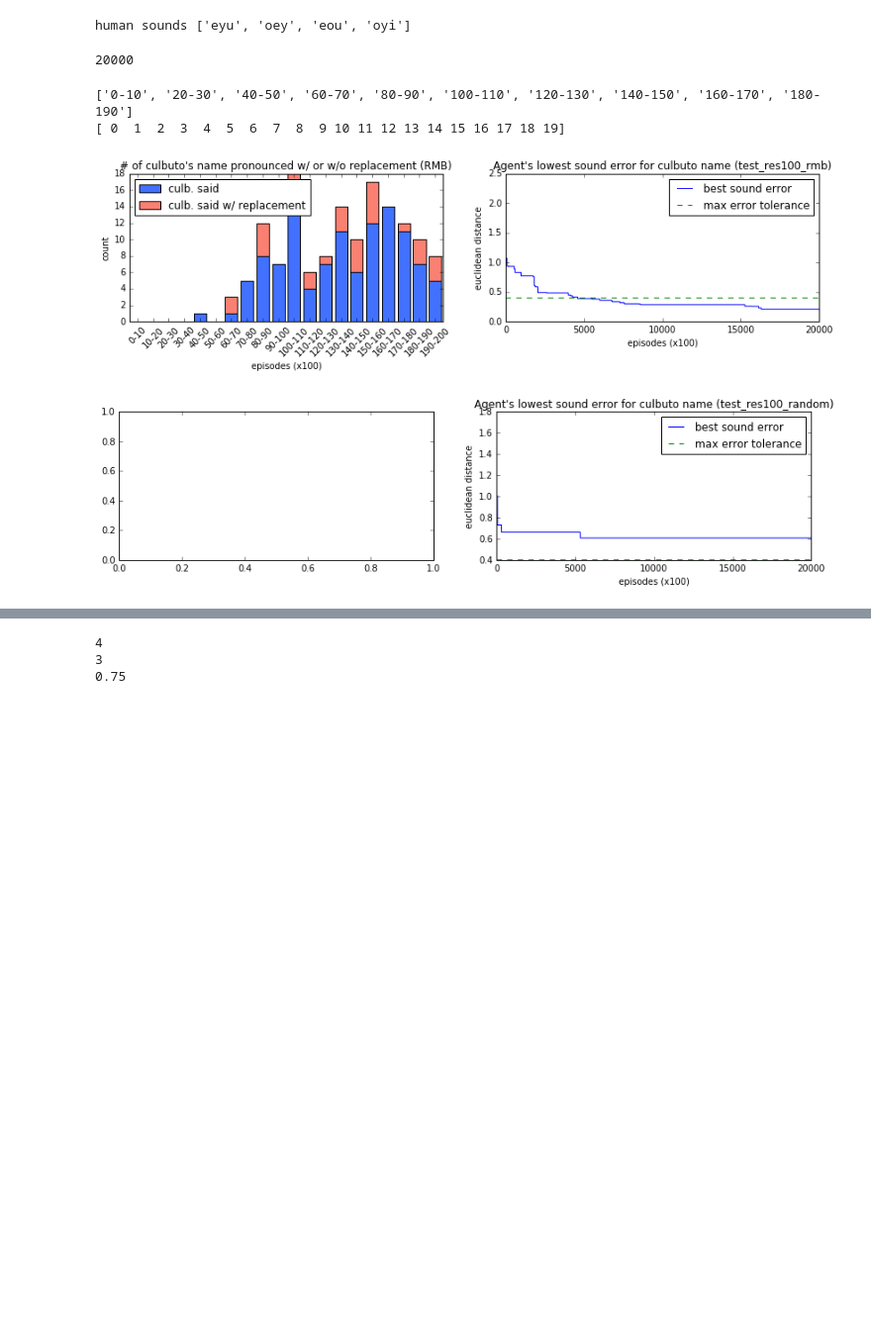
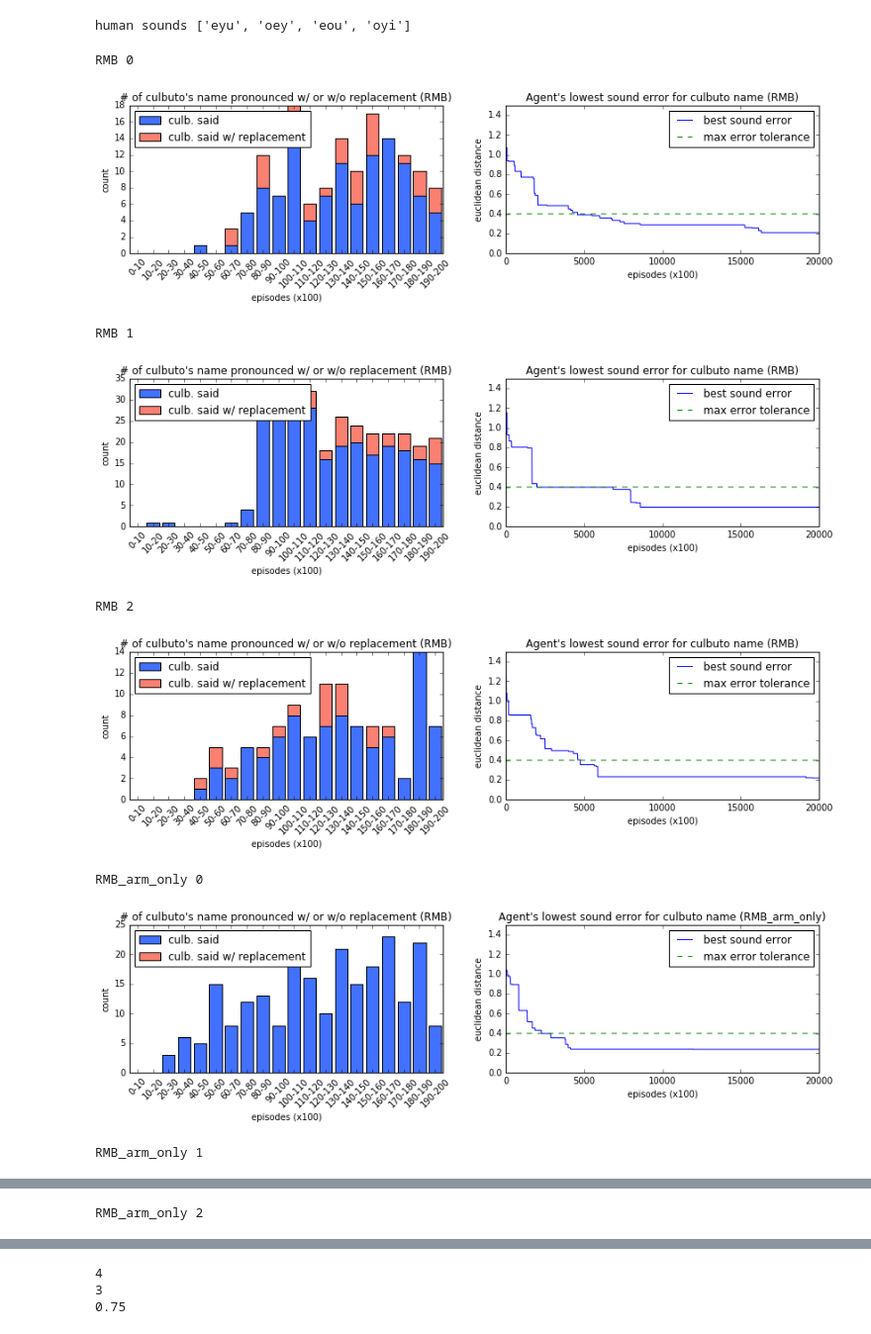
Before and after one commit to flowersteam/pobax_playground, a Jupyter notebook: notebooks/data_visualization.ipynb, the cells around one changed output, grey strips where cells are left out. Shown at 99% size. Drawn from its saved outputs; the diff is of its cells as text; code cells hidden in the pictures; blank space fills up the shorter version.

Commit message:
improve visualization

```diff
--- a/notebooks/data_visualization.ipynb
+++ b/notebooks/data_visualization.ipynb
@@ -9,8 +9,8 @@ import scipy.stats as stats
 import matplotlib.pyplot as plt
 # %%
 # Step 1 load data
-nb_runs = 1
-model_filenames = ['test_res100_rmb','test_res100_random']
+nb_runs = 3
+model_filenames = ['RMB','RMB_arm_only','random']
 models_data = {m:[] for m in model_filenames}
 models_bk = {m:[] for m in model_filenames}
 
@@ -43,7 +43,6 @@ def process_data(sub_outcomes, data, bk):
         for i in range(nb_iter):
             if n == 'culbuto':
                 if data['chosen_modules'][i] in diva_modules: # we do not care about objects when vocalizing
-                    #print 'hhh'
                     if not sum(data['observations'][i][d['range']]) == zero_like_sum:
                         culb_replaced.append(i)
                         data['observations'][i][d['range']] = zero_like
@@ -51,7 +50,6 @@ def process_data(sub_outcomes, data, bk):
                 if not sum(data['observations'][i][d['range']]) == zero_like_sum:
                     sub_outcomes[n]['arm_it_only'] += np.split(data['observations'][i][d['range']],
                                                                    d['nb_traj_steps'])
-            #print 'stop'
             sub_outcomes[n]['traj'].append(data['observations'][i][d['range']])
             sub_outcomes[n]['raw'] += np.split(data['observations'][i][d['range']], d['nb_traj_steps'])
         sub_outcomes[n]['raw'] = np.array(sub_outcomes[n]['raw'])
@@ -74,11 +72,11 @@ diva_modules = [12,14]
 models_sub_outcomes = {}
 for m in model_filenames:
     models_sub_outcomes[m] = []
-    sub_outcomes = {'hand':{'range': s_hand, 'nb_traj_steps': 10},
+    for i in range(nb_runs):
+        sub_outcomes = {'hand':{'range': s_hand, 'nb_traj_steps': 10},
                 'culbuto':{'range': s_culbuto_1, 'nb_traj_steps': 10},
                 'agent_sound':{'range': s_self_sound, 'nb_traj_steps': 5},
                 'caregiver_sound':{'range': s_caregiver_sound, 'nb_traj_steps': 5}}
-    for i in range(nb_runs):
         culbuto_replaced = process_data(sub_outcomes, models_data[m][i], models_bk[m][i])
         models_sub_outcomes[m].append(sub_outcomes)
         models_data[m][i]['culbuto_replaced'] = culbuto_replaced
@@ -141,9 +160,7 @@ sound_tol = 0.4
 # %% [output]
 human sounds ['eyu', 'oey', 'eou', 'oyi']
 # %%
-print len(models_sub_outcomes['test_res100_rmb'][0]['culbuto']['traj'])
+#print len(models_sub_outcomes['test_res100_rmb'][0]['culbuto']['traj'])
-# %% [output]
-20000
 # %%
 # Plot culbuto name frequency
 def analysis_sound(sound, best_vocal_error):
@@ -162,6 +179,7 @@ def analysis_sound(sound, best_vocal_error):
 plt.rcParams.update({'font.size': 10})
 for m in model_filenames:
     for r in range(nb_runs):
+        print m + ' ' + str(r)
         sub_outcomes = models_sub_outcomes[m][r]
         vocal_errors = []
         culb_name_said = []
@@ -187,6 +205,7 @@ for m in model_filenames:
         ax1.set_ylabel('euclidean distance')
         ax1.set_xlabel('episodes (x100)')
         ax1.set_xlim(0,len(vocal_errors))
+        ax1.set_ylim(0,1.5)
         ax1.legend()
 
         # Barplot plot
@@ -205,41 +224,52 @@ for m in model_filenames:
                                          statistic='count',
                                          bins=barplot_steps).statistic
 
-            count_culb_replaced = stats.binned_statistic(culb_said_replaced,
-                                         np.arange(len(culb_said_replaced)),
-                                         statistic='count',
-                                         bins=barplot_steps).statistic
+            if culb_said_replaced != []:
+                count_culb_replaced = stats.binned_statistic(culb_said_replaced,
+                                             np.arange(len(culb_said_replaced)),
+                                             statistic='count',
+                                             bins=barplot_steps).statistic
+            else:
+                count_culb_replaced = [0.]*len(count_culb_not_replaced)
 
             width = 0.8      # the width of the bars: can also be len(x) sequence
             ind = np.arange(len(count_culb_replaced))    # the x locations for the groups
             p1 = ax2.bar(ind, count_culb_not_replaced, color=(0.2588,0.4433,1.0),align='center', width=width)
             p2 = ax2.bar(ind, count_culb_replaced, color='salmon', bottom=count_culb_not_replaced,align='center', width=width)
 
 
             x_labels= []
             for i,val in enumerate(barplot_steps):
                 if i < len(barplot_steps)-1:
                     x_labels.append(str(val//100)+'-'+str(barplot_steps[i+1]//100))
 
-            print x_labels[0::2]
+            #print x_labels[0::2]
             ax2.set_xticks(ind)
             ax2.set_xticklabels(x_labels,rotation = 45)
-            print ind
+            #print ind
             ax2.set_xlim(min(ind)-0.5,max(ind)+0.5)
 
             ax2.set_ylabel('count')
             ax2.set_xlabel('episodes (x100)')
             ax2.set_title("# of culbuto's name pronounced w/ or w/o replacement (RMB)")
             ax2.legend((p1[0],p2[0]),('culb. said','culb. said w/ replacement'), loc=2)
 
             #store data for grid cell plots
-            models_sub_outcomes[m][r]['first_culb_said_replaced'] = culb_said_replaced[0]
+            if culb_said_replaced != []:
+                models_sub_outcomes[m][r]['first_culb_said_replaced'] = culb_said_replaced[0]
+            else:
+                models_sub_outcomes[m][r]['first_culb_said_replaced'] = None
 
         #plt.savefig(m+"culbuto_name_pronounced.pdf", bbox_inches='tight')
         #plt.savefig(m+"culbuto_name_pronounced.png", bbox_inches='tight')
         plt.show()
 # %% [output]
-['0-10', '20-30', '40-50', '60-70', '80-90', '100-110', '120-130', '140-150', '160-170', '180-190']
-[ 0  1  2  3  4  5  6  7  8  9 10 11 12 13 14 15 16 17 18 19]
+RMB 0
-[figure, old version]
+[figure, new version]
+RMB 1
-[figure, old version]
+[figure, new version]
+RMB 2
+[figure, added]
+RMB_arm_only 0
+[figure, added]
+RMB_arm_only 1
@@ -245,0 +277 @@ for m in model_filenames:
+RMB_arm_only 2
```
Also changed, not shown: parts of 9 cells of this notebook.
